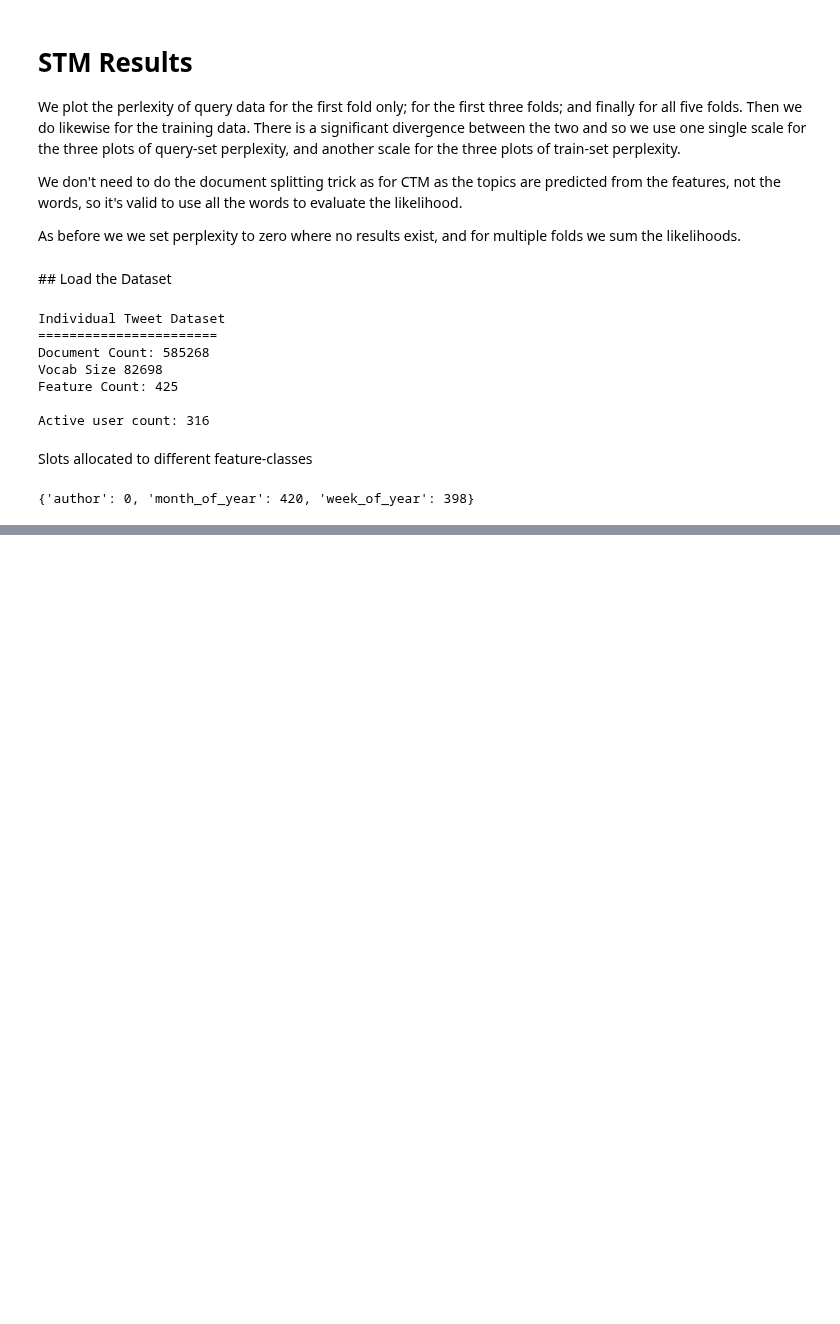
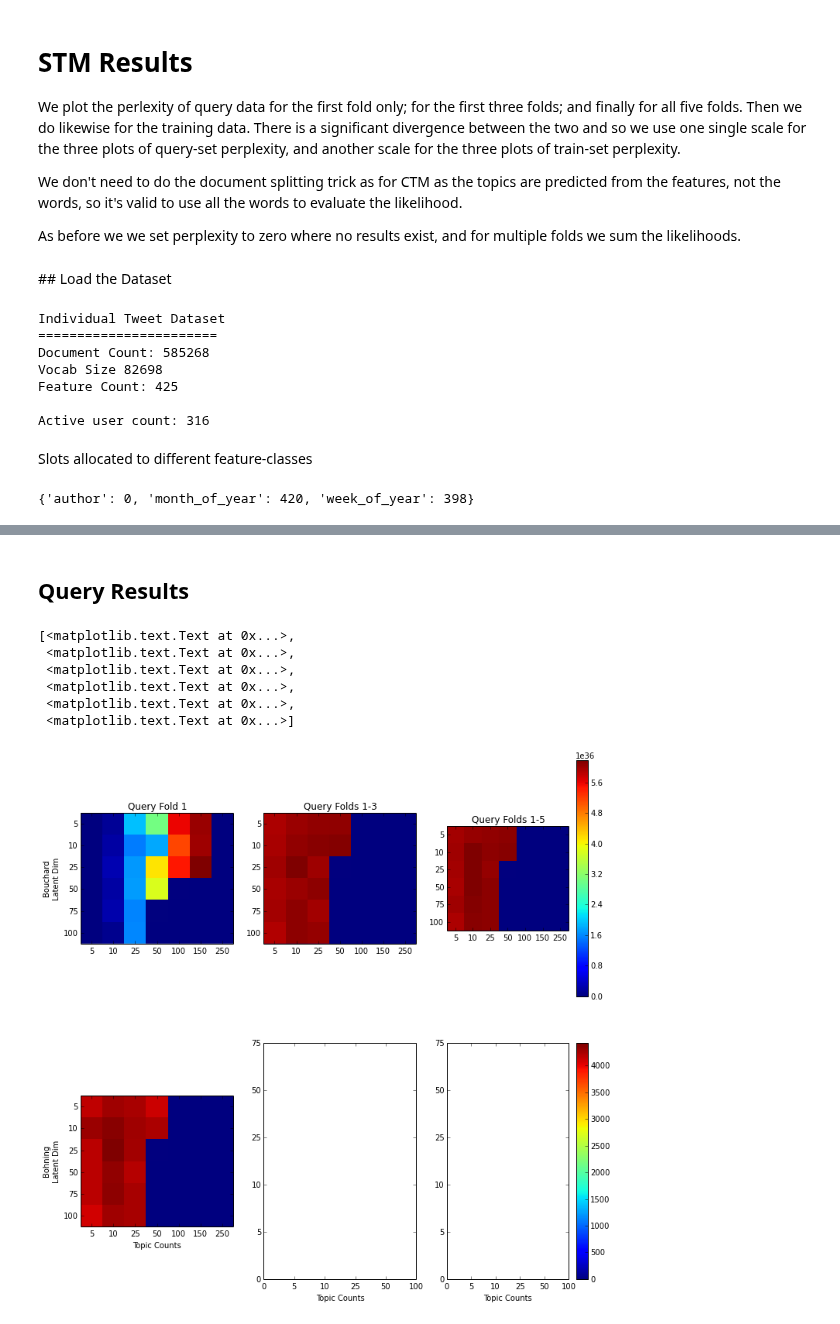
Before and after one commit to budgefeeney/sidetopics, a Jupyter notebook: src/notebooks/Perplexity Comparisons.ipynb, the cells around one changed output, grey strips where cells are left out. Drawn from its saved outputs; the diff is of its cells as text; code cells hidden in the pictures; blank space fills up the shorter version.

Commit message:
Add a mix of graphs types for STM
Two approaches, an all in one graph, or 12 individual graphs

```diff
--- a/src/notebooks/Perplexity Comparisons.ipynb
+++ b/src/notebooks/Perplexity Comparisons.ipynb
@@ -28,6 +28,8 @@ dictPath  = dataPathPrefix + "dicts.py"
 
 outputFilesDir = "/Users/bryanfeeney/Desktop/tweets-out/out"
 
+perpsPicklePath = "/Users/bryanfeeney/Desktop/tweets-out/"
+
 ExpectedFoldCount = 5 # what we asked for
 
 sys.path.append(codePath)
@@ -252,6 +254,9 @@ for b_id in range(len(bounds)):
             tperps3[b_id, k_id] = perplexity (sum(tlikelies[:3]), sum(tword_counts[:3]))
         if len(tlikelies) >= 5:
             tperps5[b_id, k_id] = perplexity (sum(tlikelies), sum(tword_counts))
+# %%
+with open (perpsPicklePath + os.path.sep + 'ctm-perps.pkl', 'wb') as f:
+    pkl.dump((qperps1, qperps3, qperps5, tperps1, tperps3, tperps5), f)
 # %% [markdown]
 ### First Fold (Query)
 # %%
@@ -557,0 +571,57 @@ perps
+# %% [markdown]
+## Query Results
+# %%
+fig, ax = plt.subplots(2, 3, figsize=(12,12))
+
+im = ax[0,0].imshow(perps['query']['bouchard'][1], interpolation="none")
+
+ax[0,0].set_title("Query Fold 1")
+ax[0,0].set_ylabel("Bouchard\nLatent Dim")
+ax[0,0].get_xaxis().set_ticklabels([0] + topicCounts)
+ax[0,0].get_yaxis().set_ticklabels([0] + latentDims)
+
+
+im = ax[0,1].imshow(perps['query']['bouchard'][3], interpolation="none")
+
+ax[0,1].set_title("Query Folds 1-3")
+ax[0,1].get_xaxis().set_ticklabels([0] + topicCounts)
+ax[0,1].get_yaxis().set_ticklabels([0] + latentDims)
+
+
+im = ax[0,2].imshow(perps['query']['bouchard'][5], interpolation="none")
+
+cb = fig.colorbar(im, ax=ax[0,2])
+ax[0,2].set_title("Query Folds 1-5")
+ax[0,2].get_xaxis().set_ticklabels([0] + topicCounts)
+ax[0,2].get_yaxis().set_ticklabels([0] + latentDims)
+
+
+im = ax[1,0].imshow(perps['query']['bohning'][1], interpolation="none")
+
+ax[1,0].set_ylabel("Bohning\nLatent Dim")
+ax[1,0].set_xlabel('Topic Counts')
+ax[1,0].get_xaxis().set_ticklabels([0] + topicCounts)
+ax[1,0].get_yaxis().set_ticklabels([0] + latentDims)
+
+
+im = ax[0,1].imshow(perps['query']['bohning'][3], interpolation="none")
+
+ax[1,1].set_xlabel('Topic Counts')
+ax[1,1].get_xaxis().set_ticklabels([0] + topicCounts)
+ax[1,1].get_yaxis().set_ticklabels([0] + latentDims)
+
+
+im = ax[0,2].imshow(perps['query']['bohning'][5], interpolation="none")
+
+cb = fig.colorbar(im, ax=ax[1,2])
+ax[1,2].set_xlabel('Topic Counts')
+ax[1,2].get_xaxis().set_ticklabels([0] + topicCounts)
+ax[1,2].get_yaxis().set_ticklabels([0] + latentDims)
+# %% [output]
+[<matplotlib.text.Text at 0x...>,
+ <matplotlib.text.Text at 0x...>,
+ <matplotlib.text.Text at 0x...>,
+ <matplotlib.text.Text at 0x...>,
+ <matplotlib.text.Text at 0x...>,
+ <matplotlib.text.Text at 0x...>]
+[figure, added]
```
Also changed, not shown: parts of 28 cells of this notebook.
